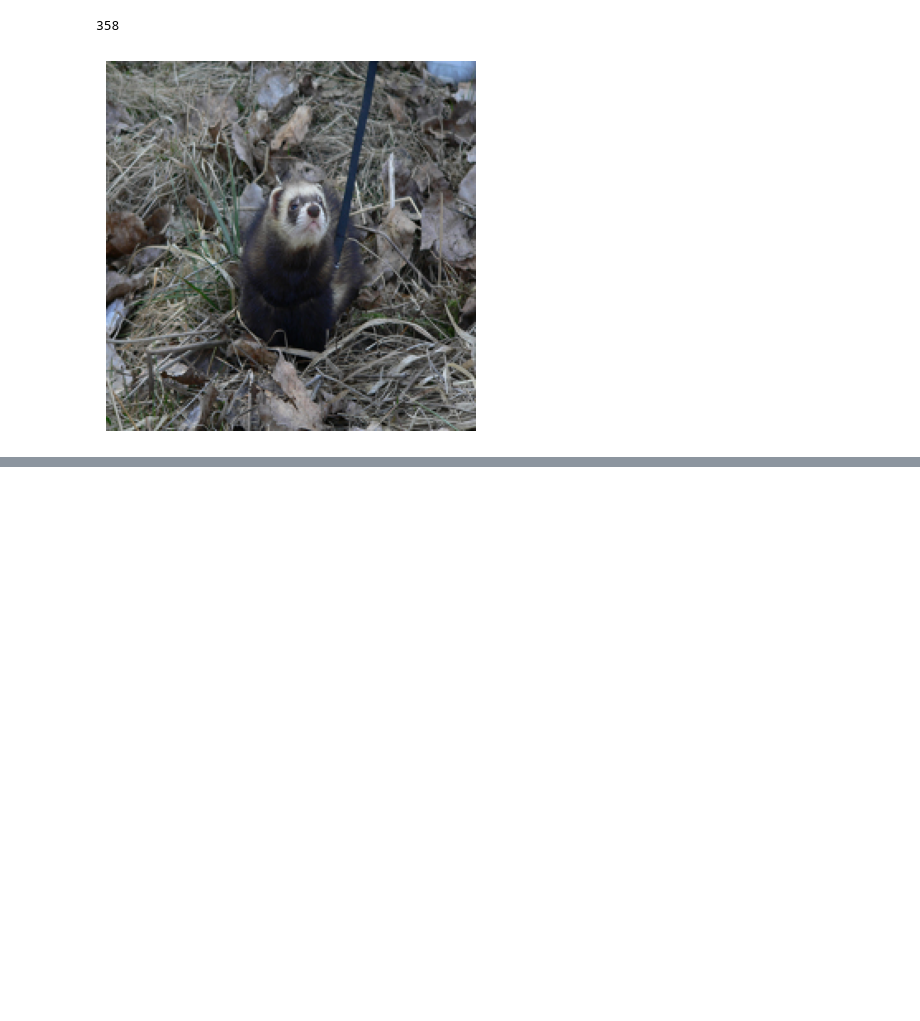
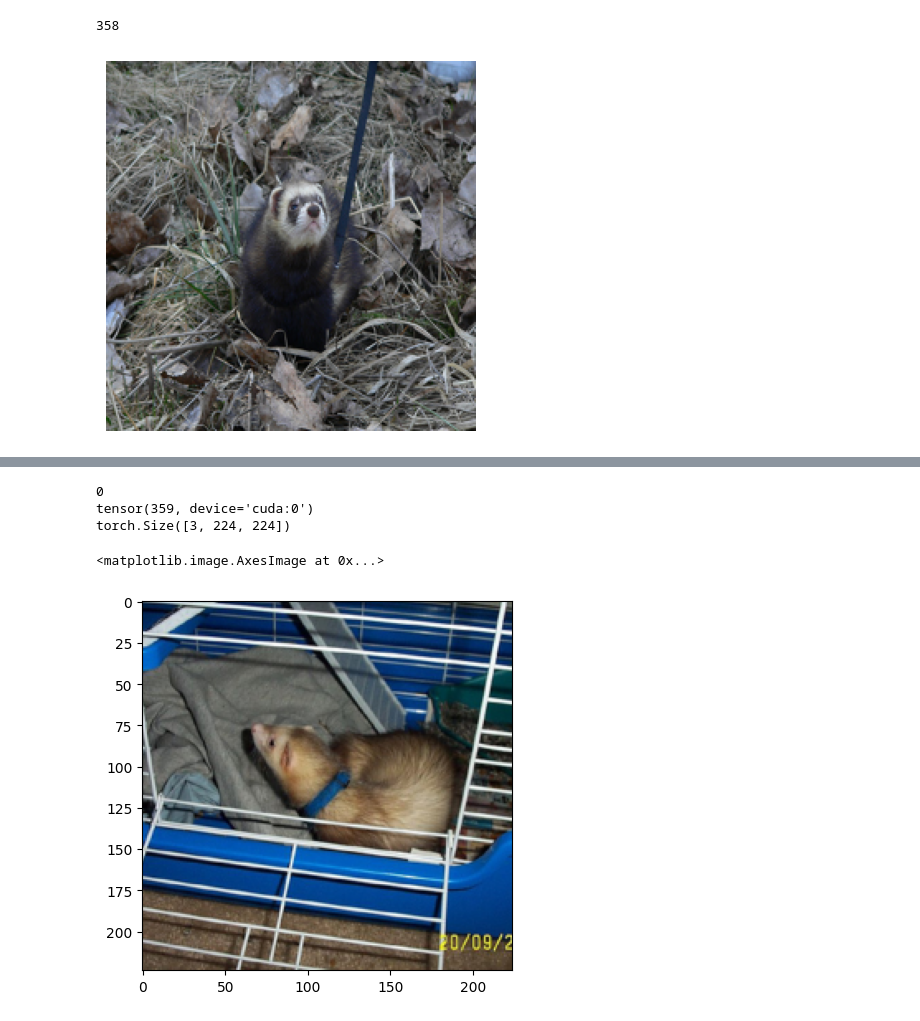
Before and after one commit to jleehun/ig_inversion, a Jupyter notebook: tasks/0510_metrics.ipynb, the cells around one changed output, grey strips where cells are left out. Cells and saved outputs as stored; diff of their text form; code cells hidden in the pictures; blank space fills up the shorter version.

```diff
--- a/tasks/0510_metrics.ipynb
+++ b/tasks/0510_metrics.ipynb
@@ -91,8 +92,10 @@ def LoadNumpy(file_path):
 def LoadTensor(file_path):
     im = Image.open(file_path)
     temp = np.asarray(im)
-    if len(temp.shape) == 3: images = transformer(im)
-    else: return 0
+#     if len(temp.shape) == 3: images = transformer(im)
+#     else: return None
+
+    images = transformer(im)
     return images.requires_grad_(True)
 # %%
 # model = models.resnet18(weights='ResNet18_Weights.DEFAULT')
@@ -109,7 +112,7 @@ eval_mode = model.eval()
 data_path="/root/data/ILSVRC2012_val/"
 
 ferrot_dir = os.path.join(data_path, 'val', 'n02443484')
-ferrot_idx = os.listdir(ferrot_dir)[0]
+ferrot_idx = os.listdir(ferrot_dir)[1]
 ferrot_np = LoadNumpy(os.path.join(ferrot_dir, ferrot_idx))
 ferrot_tensor = LoadTensor(os.path.join(ferrot_dir, ferrot_idx))
 
@@ -156,18 +159,27 @@ ShowImage(ferrot_np)
 ferrot_dir = os.path.join(data_path, 'val', 'n02443484')
 ferrot_list = os.listdir(ferrot_dir)
 ferrot_list = [file for file in ferrot_list if file.endswith(".JPEG")]
+m = 0
 
 for i in range(len(ferrot_list)):
 #     print(ferrot_list[i])
     path = os.path.join(ferrot_dir, ferrot_list[i])
     img = LoadTensor(path)
-    if img:
-        img = img.unsqueeze(0)
+    img = img.unsqueeze(0)
+#     if img:
+    score = eval_mode(img)
+    idx = torch.argmax(score, dim = -1)
 
-        if i == 0:
+    if idx.item() == 359:
+        if m == 0:
+#             print(1)
             ferrot = img#.unsqueeze(0)
         else:
+#             print(2)
             ferrot = torch.vstack((ferrot, img))
+        m = m + 1
+#         print(m)
 
 #     print(img.shape, ferrot.shape)
+print(ferrot.shape)
 # %% [output]
@@ -210,0 +297,12 @@ len(te1.shape)
+# %%
+t = delete_attribution(ferrot_tensor, attri, 0, 'cuda:0')
+# t.shape
+print(torch.argmax(eval_mode(t.unsqueeze(0))))
+print(t.shape)
+plt.imshow(convert_to_img(t))
+# %% [output]
+0
+tensor(359, device='cuda:0')
+torch.Size([3, 224, 224])
+<matplotlib.image.AxesImage at 0x...>
+[figure, added]
```
Also changed, not shown: parts of 15 cells of this notebook, 1 other file.
